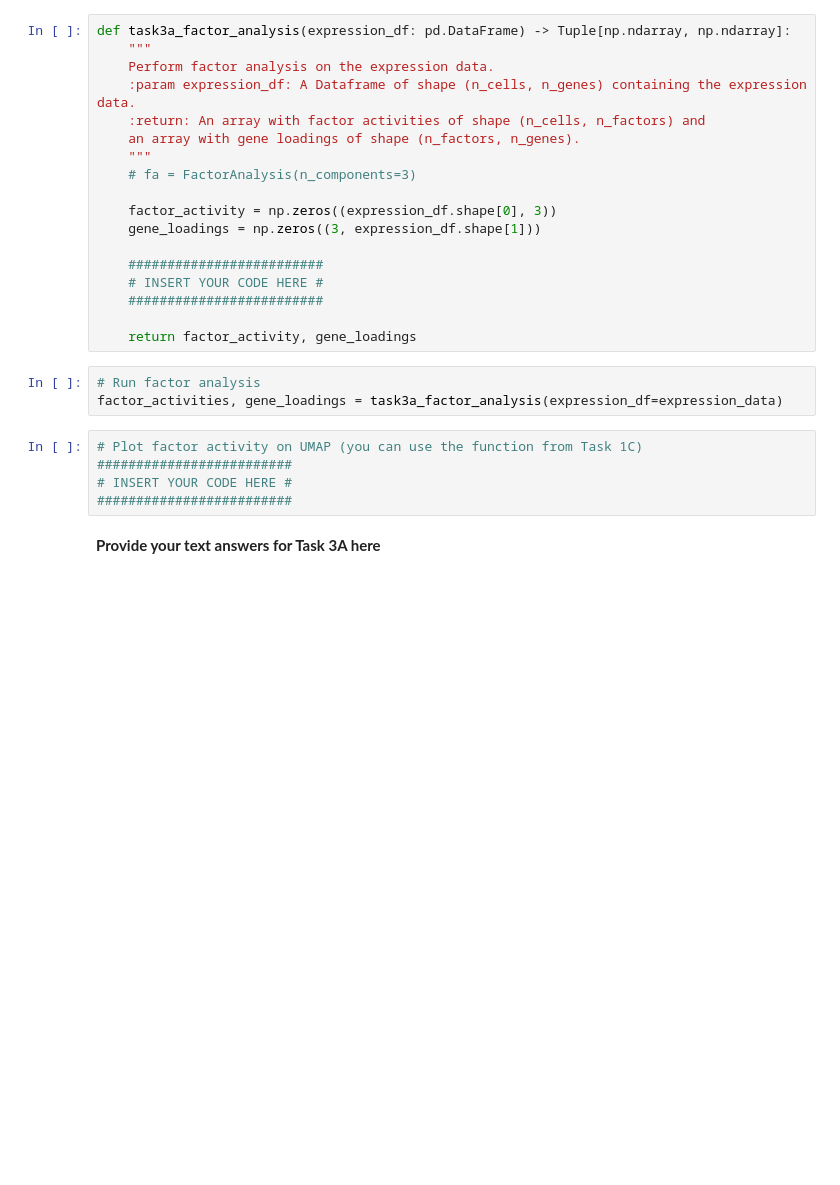
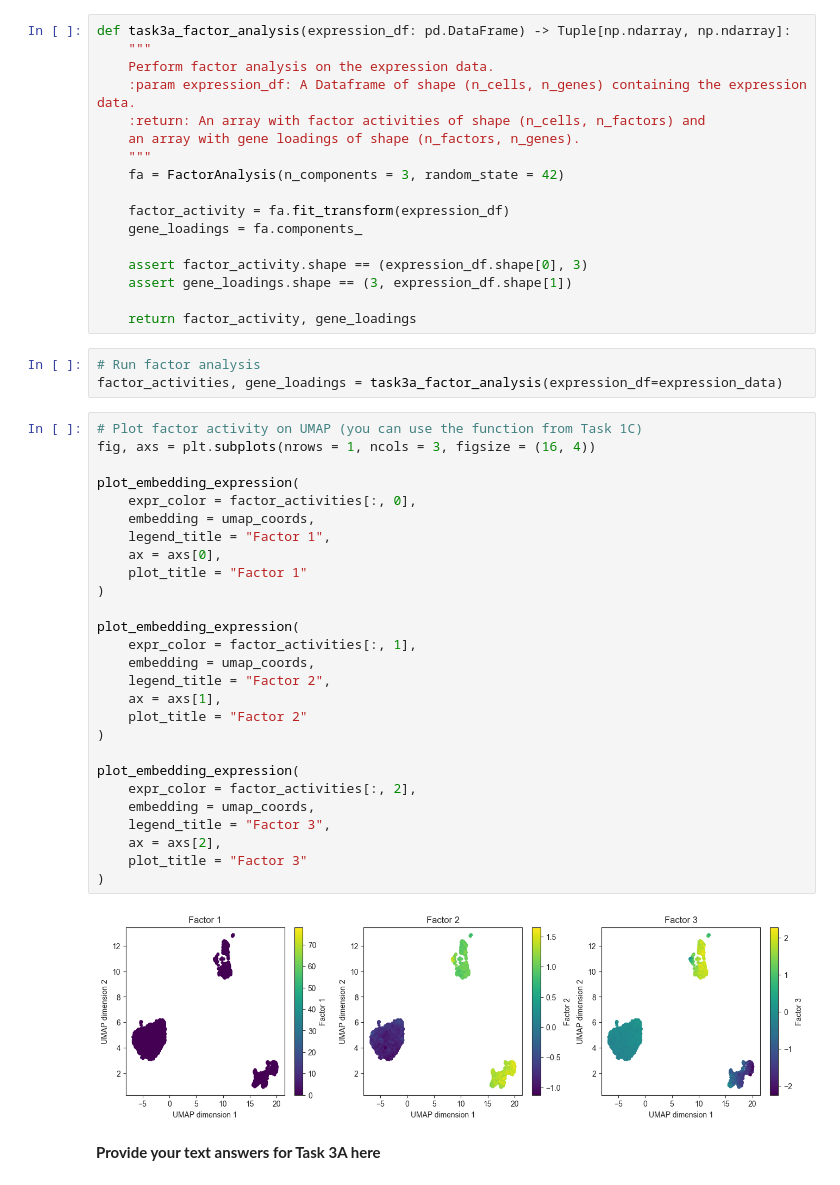
Before and after one commit to kerseviciute/machine-learning-for-single-cell-biology, a Jupyter notebook: hw3/mlscb_2024_assignment_03_code.ipynb, the cells around one changed output. Drawn from its saved outputs; the diff is of its cells as text; blank space fills up the shorter version.

```diff
--- a/hw3/mlscb_2024_assignment_03_code.ipynb
+++ b/hw3/mlscb_2024_assignment_03_code.ipynb
@@ -293,24 +300,47 @@ def task3a_factor_analysis(expression_df: pd.DataFrame) -> Tuple[np.ndarray, np.
     :return: An array with factor activities of shape (n_cells, n_factors) and
     an array with gene loadings of shape (n_factors, n_genes).
     """
-    # fa = FactorAnalysis(n_components=3)
+    fa = FactorAnalysis(n_components = 3, random_state = 42)
 
-    factor_activity = np.zeros((expression_df.shape[0], 3))
-    gene_loadings = np.zeros((3, expression_df.shape[1]))
+    factor_activity = fa.fit_transform(expression_df)
+    gene_loadings = fa.components_
 
-    #########################
-    # INSERT YOUR CODE HERE #
-    #########################
+    assert factor_activity.shape == (expression_df.shape[0], 3)
+    assert gene_loadings.shape == (3, expression_df.shape[1])
 
     return factor_activity, gene_loadings
 # %%
 # Run factor analysis
 factor_activities, gene_loadings = task3a_factor_analysis(expression_df=expression_data)
-# %%
-# Plot factor activity on UMAP (you can use the function from Task 1C)
-#########################
-# INSERT YOUR CODE HERE #
-#########################
+# %%
+# Plot factor activity on UMAP (you can use the function from Task 1C)
+fig, axs = plt.subplots(nrows = 1, ncols = 3, figsize = (16, 4))
+
+plot_embedding_expression(
+    expr_color = factor_activities[:, 0],
+    embedding = umap_coords,
+    legend_title = "Factor 1",
+    ax = axs[0],
+    plot_title = "Factor 1"
+)
+
+plot_embedding_expression(
+    expr_color = factor_activities[:, 1],
+    embedding = umap_coords,
+    legend_title = "Factor 2",
+    ax = axs[1],
+    plot_title = "Factor 2"
+)
+
+plot_embedding_expression(
+    expr_color = factor_activities[:, 2],
+    embedding = umap_coords,
+    legend_title = "Factor 3",
+    ax = axs[2],
+    plot_title = "Factor 3"
+)
+# %% [output]
+[figure, added]
 # %% [markdown]
 **Provide your text answers for Task 3A here**
 # %%
```
Also changed, not shown: parts of 4 cells of this notebook.
